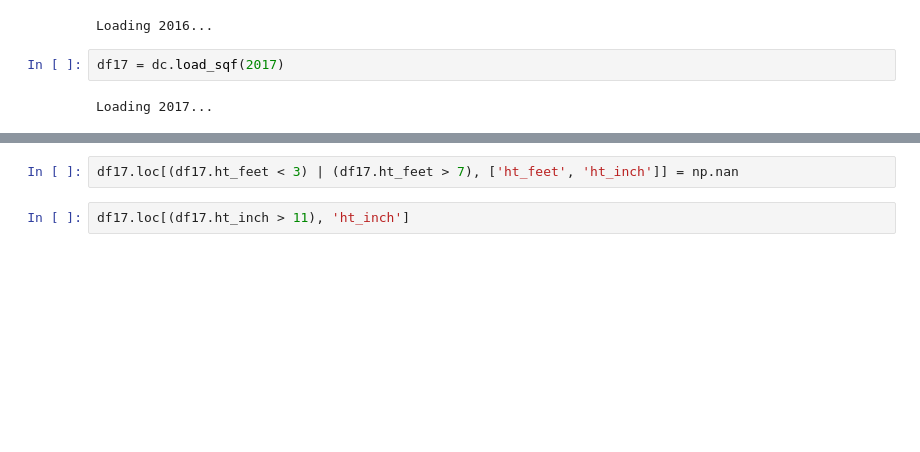
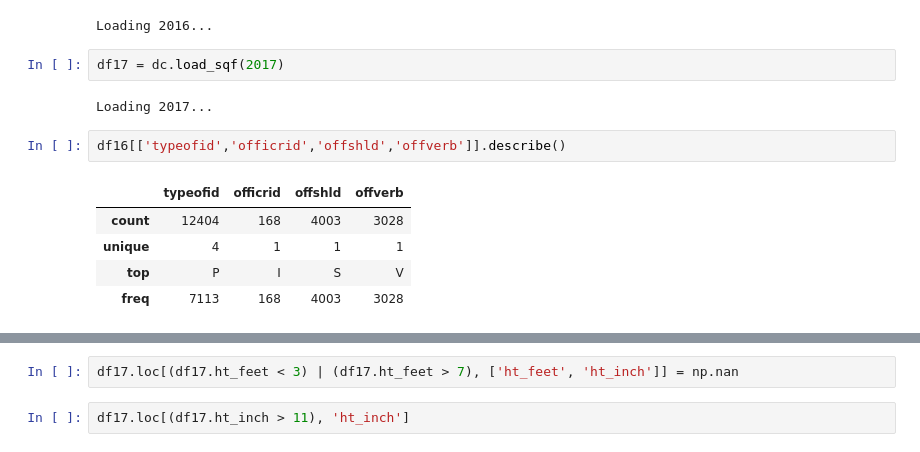
Before and after one commit to anilca-lab/FIS-Mod4-Project, a Jupyter notebook: brad_data_cleaning.ipynb, the cells around one changed output, grey strips where cells are left out. Drawn from its saved outputs; the diff is of its cells as text; blank space fills up the shorter version.

```diff
--- a/brad_data_cleaning.ipynb
+++ b/brad_data_cleaning.ipynb
@@ -37,3 +38,11 @@ Loading 2016...
 df17 = dc.load_sqf(2017)
 # %% [output]
 Loading 2017...
+# %%
+df16[['typeofid','officrid','offshld','offverb']].describe()
+# %% [output]
+|  | typeofid | officrid | offshld | offverb |
+| count | 12404 | 168 | 4003 | 3028 |
+| unique | 4 | 1 | 1 | 1 |
+| top | P | I | S | V |
+| freq | 7113 | 168 | 4003 | 3028 |
```
Also changed, not shown: parts of 5 cells of this notebook, 2 other files.
